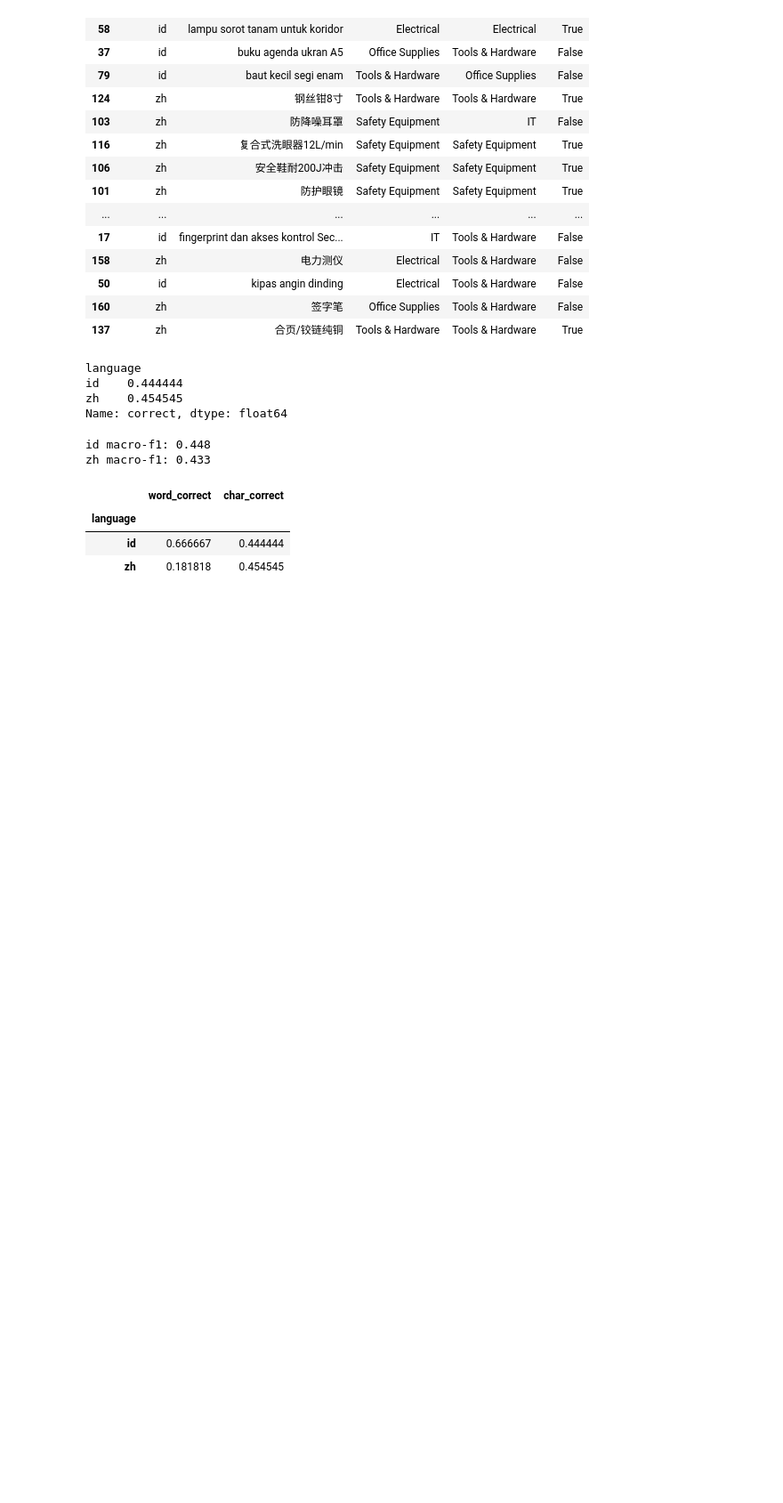
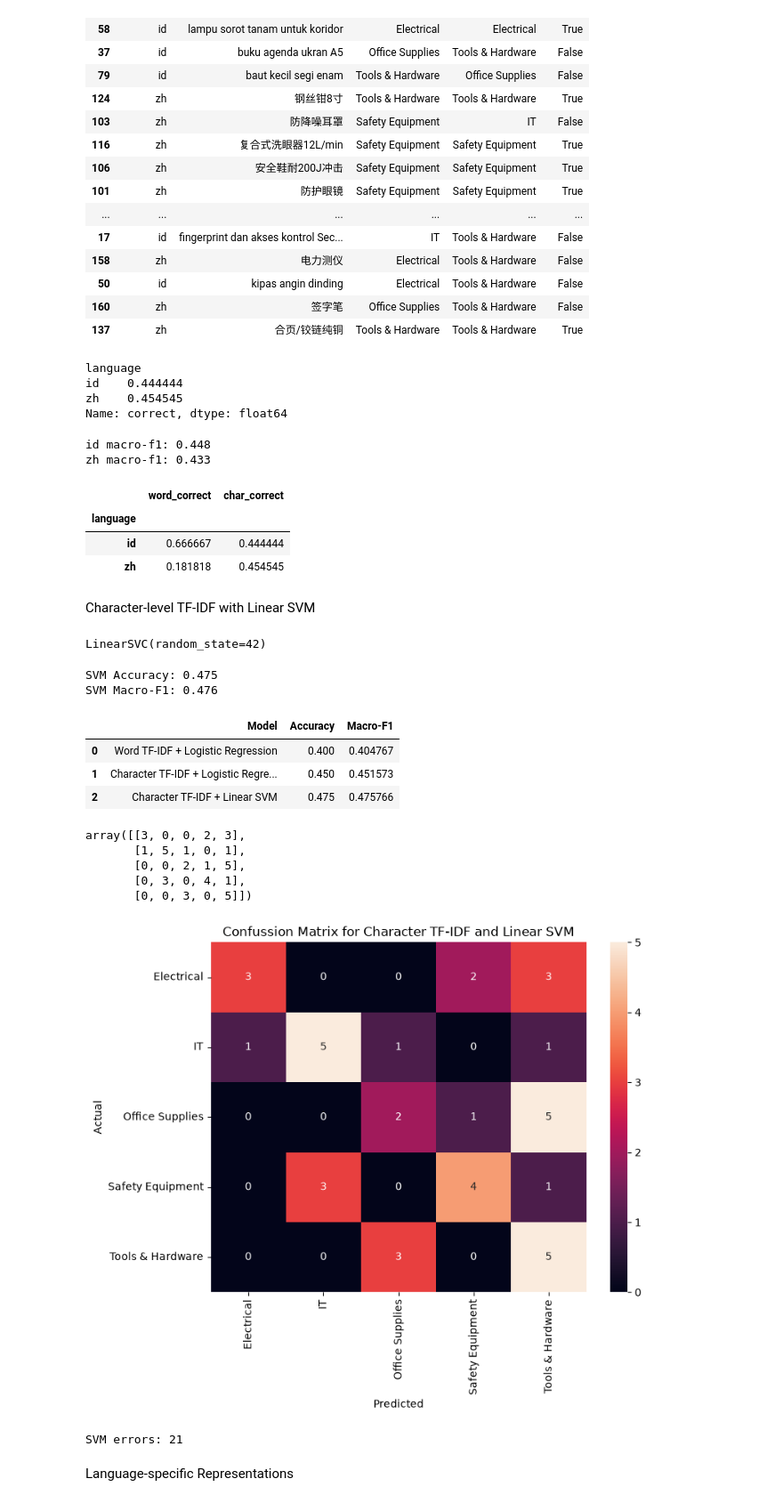
Before and after one commit to annisatzky-tech/chinese-indonesian-product-classification, a Jupyter notebook: notebooks/02_baseline_model.ipynb, the cells around one changed output. Shown at 89% size. Cells and saved outputs as stored; diff of their text form; code cells hidden in the pictures; blank space fills up the shorter version.

```diff
--- a/notebooks/02_baseline_model.ipynb
+++ b/notebooks/02_baseline_model.ipynb
@@ -462,3 +464,5 @@ language_comparison.groupby('language')[
 | language |  |  |
 | id | 0.666667 | 0.444444 |
 | zh | 0.181818 | 0.454545 |
+# %% [markdown]
+Character-level TF-IDF with Linear SVM
@@ -464,0 +471,77 @@ language_comparison.groupby('language')[
+# %%
+svm_model = LinearSVC(
+    random_state=42
+)
+
+svm_model.fit(x_train_char, y_train)
+# %% [output]
+LinearSVC(random_state=42)
+# %%
+y_pred_svm = svm_model.predict(x_test_char)
+# %%
+svm_accuracy = accuracy_score(y_test, y_pred_svm)
+
+svm_macro_f1 = f1_score(
+    y_test,
+    y_pred_svm,
+    average='macro'
+)
+
+print(f'SVM Accuracy: {svm_accuracy:.3f}')
+print(f'SVM Macro-F1: {svm_macro_f1:.3f}')
+# %% [output]
+SVM Accuracy: 0.475
+SVM Macro-F1: 0.476
+# %%
+comparison.loc[len(comparison)] = [
+    'Character TF-IDF + Linear SVM',
+    svm_accuracy,
+    svm_macro_f1
+]
+
+comparison
+# %% [output]
+|  | Model | Accuracy | Macro-F1 |
+| 0 | Word TF-IDF + Logistic Regression | 0.400 | 0.404767 |
+| 1 | Character TF-IDF + Logistic Regre... | 0.450 | 0.451573 |
+| 2 | Character TF-IDF + Linear SVM | 0.475 | 0.475766 |
+# %%
+svm_cm = confusion_matrix(
+    y_test,
+    y_pred_svm,
+    labels=svm_model.classes_
+)
+
+svm_cm
+# %% [output]
+array([[3, 0, 0, 2, 3],
+       [1, 5, 1, 0, 1],
+       [0, 0, 2, 1, 5],
+       [0, 3, 0, 4, 1],
+       [0, 0, 3, 0, 5]])
+# %%
+plt.figure(figsize=(8,6))
+
+sns.heatmap(
+    svm_cm,
+    annot=True,
+    fmt='d',
+    xticklabels=char_model.classes_,
+    yticklabels=char_model.classes_
+)
+
+plt.xlabel('Predicted')
+plt.ylabel('Actual')
+plt.title('Confussion Matrix for Character TF-IDF and Linear SVM')
+
+plt.show()
+# %% [output]
+[figure, added]
+# %%
+svm_errors = (y_test != y_pred_svm).sum()
+
+print('SVM errors:', svm_errors)
+# %% [output]
+SVM errors: 21
+# %% [markdown]
+Language-specific Representations
```
Also changed, not shown: parts of 9 cells of this notebook.
